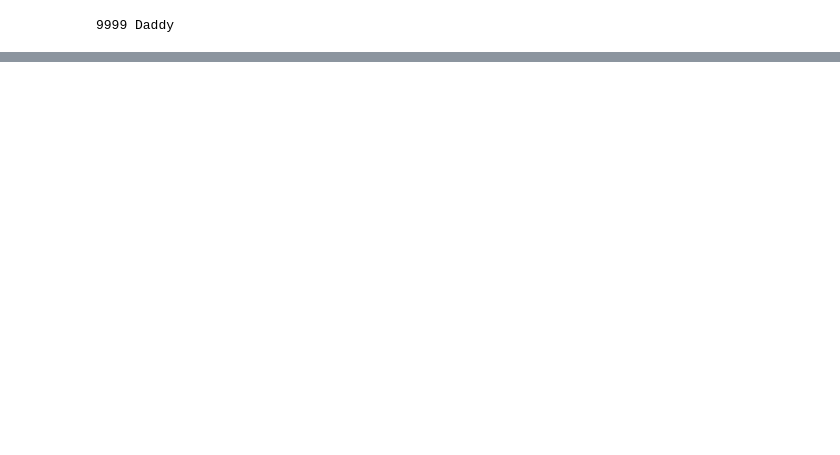
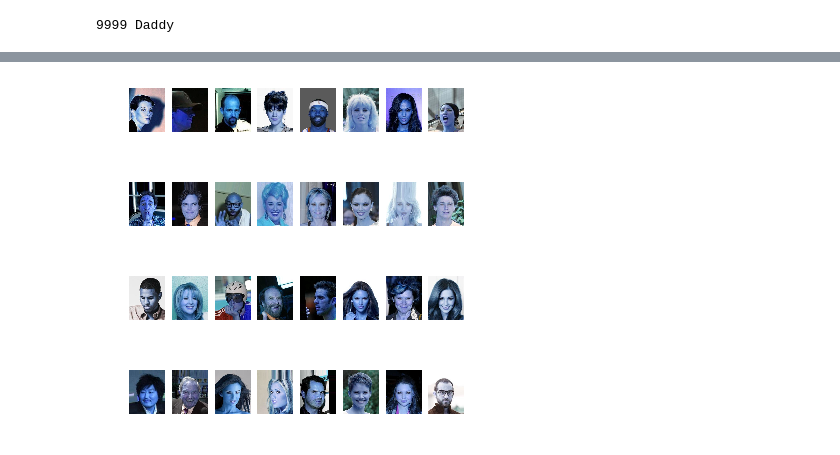
Before and after one commit to dtimokhi/Edge-DCGAN, a Jupyter notebook: keras_fix.ipynb, the cells around one changed output, grey strips where cells are left out. Saved outputs shown, nothing was run; the diff lists cells and outputs as text; code cells hidden in the pictures; blank space fills up the shorter version.

```diff
--- a/keras_fix.ipynb
+++ b/keras_fix.ipynb
@@ -183,0 +254,17 @@ import matplotlib.pyplot as plt
+# %%
+aalok = tp_norm
+n = 0
+for i in range(4):
+    for j in range(8):
+      plt.subplot(4,8,n+1)
+      v = aalok[n] + 1
+      v = v * 127.5
+      plt.imshow(v.astype(np.uint8))
+      plt.axis('off')
+      n = n+1
+    plt.show()
+# %% [output]
+[figure, added]
+[figure, added]
+[figure, added]
+[figure, added]
```
Also changed, not shown: parts of 43 cells of this notebook.
